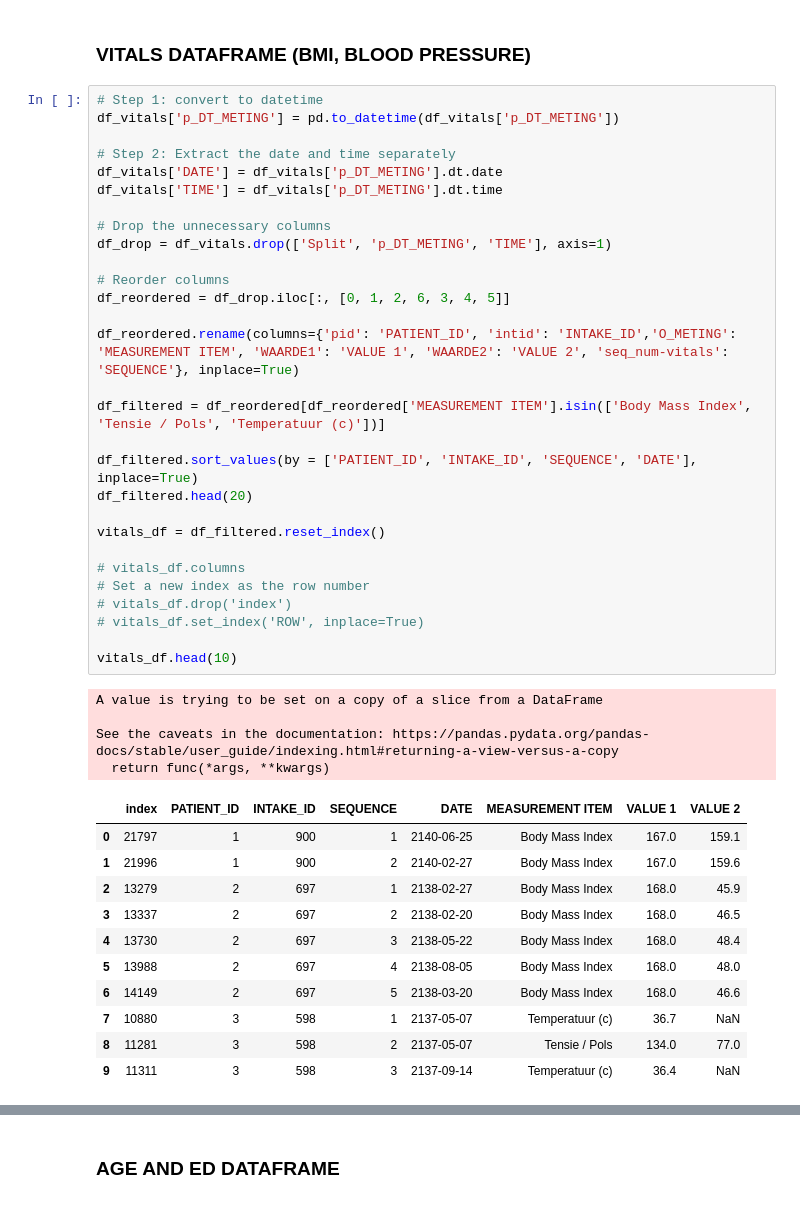
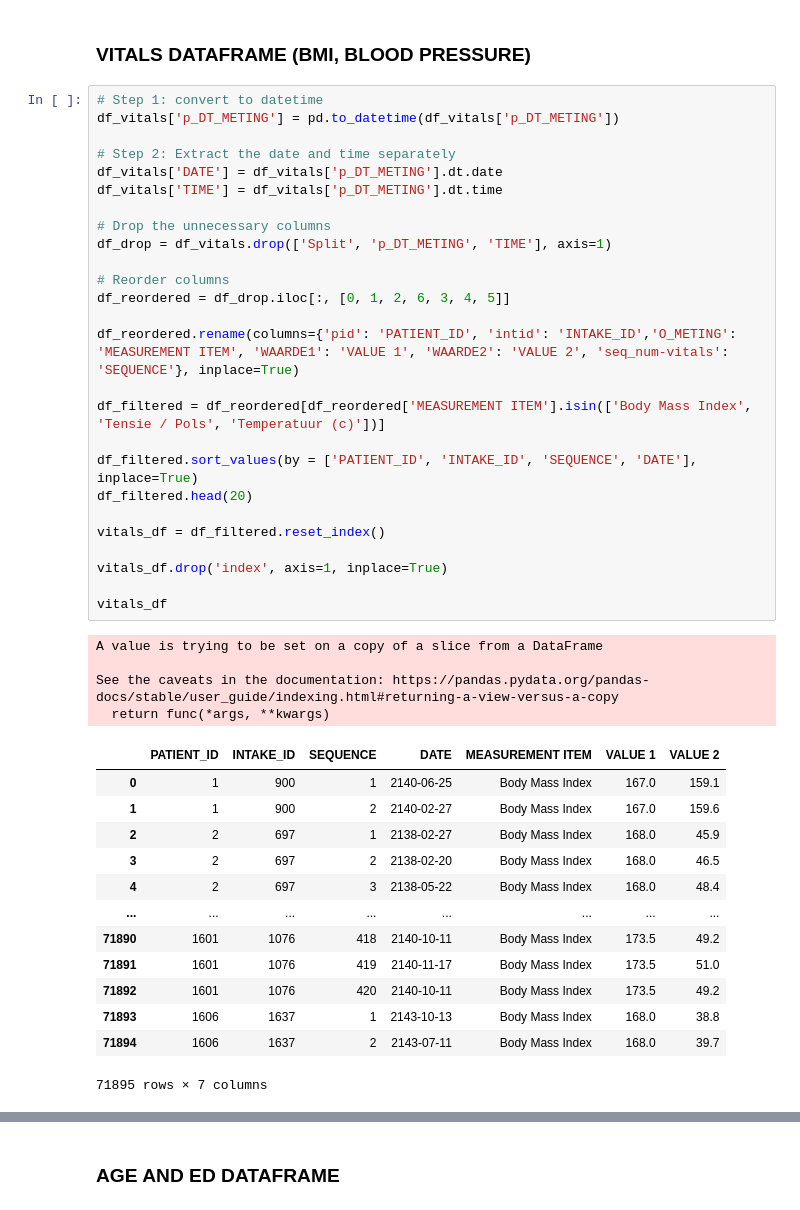
Before and after one commit to puckkwaspen/BEP_RFS, a Jupyter notebook: EDA.ipynb, the cells around one changed output, grey strips where cells are left out. Cells and saved outputs as stored; diff of their text form.

```diff
--- a/EDA.ipynb
+++ b/EDA.ipynb
@@ -140,46 +140,45 @@ pivot_df.head(100)
 # %%
 # Step 1: convert to datetime
 df_vitals['p_DT_METING'] = pd.to_datetime(df_vitals['p_DT_METING'])
 
 # Step 2: Extract the date and time separately
 df_vitals['DATE'] = df_vitals['p_DT_METING'].dt.date
 df_vitals['TIME'] = df_vitals['p_DT_METING'].dt.time
 
 # Drop the unnecessary columns
 df_drop = df_vitals.drop(['Split', 'p_DT_METING', 'TIME'], axis=1)
 
 # Reorder columns
 df_reordered = df_drop.iloc[:, [0, 1, 2, 6, 3, 4, 5]]
 
 df_reordered.rename(columns={'pid': 'PATIENT_ID', 'intid': 'INTAKE_ID','O_METING': 'MEASUREMENT ITEM', 'WAARDE1': 'VALUE 1', 'WAARDE2': 'VALUE 2', 'seq_num-vitals': 'SEQUENCE'}, inplace=True)
 
 df_filtered = df_reordered[df_reordered['MEASUREMENT ITEM'].isin(['Body Mass Index', 'Tensie / Pols', 'Temperatuur (c)'])]
 
 df_filtered.sort_values(by = ['PATIENT_ID', 'INTAKE_ID', 'SEQUENCE', 'DATE'], inplace=True)
 df_filtered.head(20)
 
 vitals_df = df_filtered.reset_index()
 
-# vitals_df.columns
-# Set a new index as the row number
-# vitals_df.drop('index')
-# vitals_df.set_index('ROW', inplace=True)
+vitals_df.drop('index', axis=1, inplace=True)
 
-vitals_df.head(10)
+vitals_df
 # %% [output]
 A value is trying to be set on a copy of a slice from a DataFrame
 
 See the caveats in the documentation: https://pandas.pydata.org/pandas-docs/stable/user_guide/indexing.html#returning-a-view-versus-a-copy
   return func(*args, **kwargs)
-|  | index | PATIENT_ID | INTAKE_ID | SEQUENCE | DATE | MEASUREMENT ITEM | VALUE 1 | VALUE 2 |
-| 0 | 21797 | 1 | 900 | 1 | 2140-06-25 | Body Mass Index | 167.0 | 159.1 |
-| 1 | 21996 | 1 | 900 | 2 | 2140-02-27 | Body Mass Index | 167.0 | 159.6 |
-| 2 | 13279 | 2 | 697 | 1 | 2138-02-27 | Body Mass Index | 168.0 | 45.9 |
-| 3 | 13337 | 2 | 697 | 2 | 2138-02-20 | Body Mass Index | 168.0 | 46.5 |
-| 4 | 13730 | 2 | 697 | 3 | 2138-05-22 | Body Mass Index | 168.0 | 48.4 |
-| 5 | 13988 | 2 | 697 | 4 | 2138-08-05 | Body Mass Index | 168.0 | 48.0 |
-| 6 | 14149 | 2 | 697 | 5 | 2138-03-20 | Body Mass Index | 168.0 | 46.6 |
-| 7 | 10880 | 3 | 598 | 1 | 2137-05-07 | Temperatuur (c) | 36.7 | NaN |
-| 8 | 11281 | 3 | 598 | 2 | 2137-05-07 | Tensie / Pols | 134.0 | 77.0 |
-| 9 | 11311 | 3 | 598 | 3 | 2137-09-14 | Temperatuur (c) | 36.4 | NaN |
+|  | PATIENT_ID | INTAKE_ID | SEQUENCE | DATE | MEASUREMENT ITEM | VALUE 1 | VALUE 2 |
+| 0 | 1 | 900 | 1 | 2140-06-25 | Body Mass Index | 167.0 | 159.1 |
+| 1 | 1 | 900 | 2 | 2140-02-27 | Body Mass Index | 167.0 | 159.6 |
+| 2 | 2 | 697 | 1 | 2138-02-27 | Body Mass Index | 168.0 | 45.9 |
+| 3 | 2 | 697 | 2 | 2138-02-20 | Body Mass Index | 168.0 | 46.5 |
+| 4 | 2 | 697 | 3 | 2138-05-22 | Body Mass Index | 168.0 | 48.4 |
+| ... | ... | ... | ... | ... | ... | ... | ... |
+| 71890 | 1601 | 1076 | 418 | 2140-10-11 | Body Mass Index | 173.5 | 49.2 |
+| 71891 | 1601 | 1076 | 419 | 2140-11-17 | Body Mass Index | 173.5 | 51.0 |
+| 71892 | 1601 | 1076 | 420 | 2140-10-11 | Body Mass Index | 173.5 | 49.2 |
+| 71893 | 1606 | 1637 | 1 | 2143-10-13 | Body Mass Index | 168.0 | 38.8 |
+| 71894 | 1606 | 1637 | 2 | 2143-07-11 | Body Mass Index | 168.0 | 39.7 |
+71895 rows × 7 columns
 # %%
```
Also changed, not shown: parts of 11 cells of this notebook.
